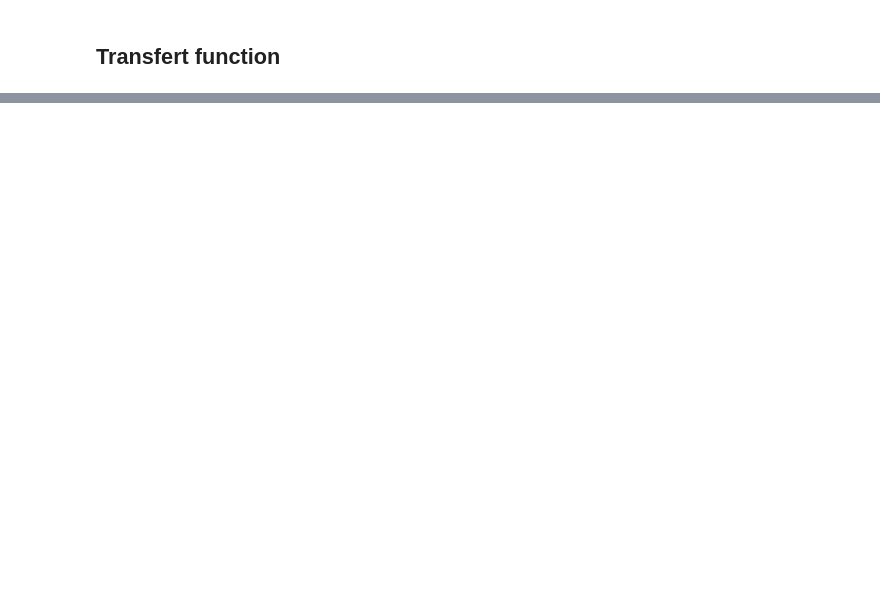
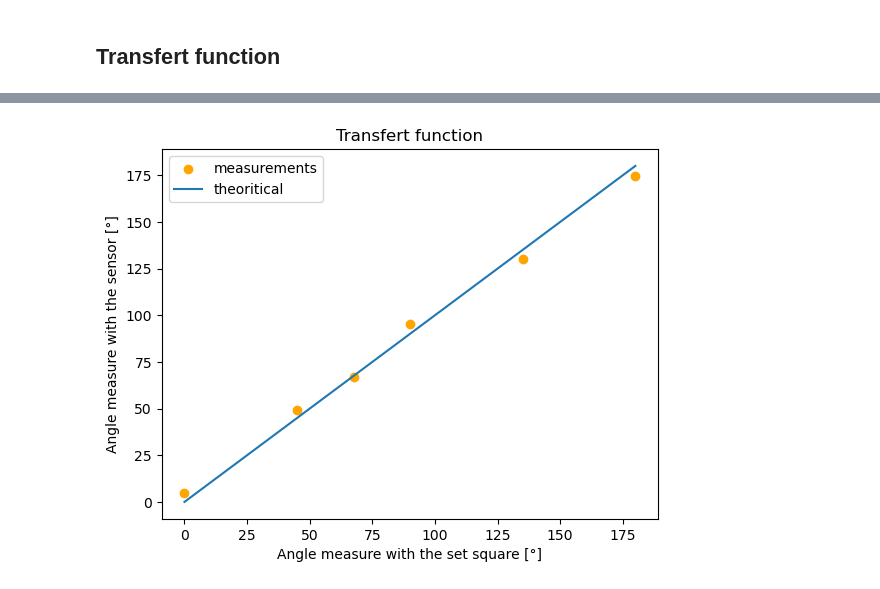
Before and after one commit to nonoswagman/LELEC2811-Group1, a Jupyter notebook: D1.ipynb, the cells around one changed output, grey strips where cells are left out. Cells and saved outputs as stored; diff of their text form; code cells hidden in the pictures; blank space fills up the shorter version.

```diff
--- a/D1.ipynb
+++ b/D1.ipynb
@@ -117,0 +244,27 @@ plt.show()
+# %%
+
+angle0 = np.mean(a0, axis = 0)
+theta0 = (np.arctan((angle0[0]**2+angle0[1]**2)**0.5/angle0[2]))*a
+angle45 = np.mean(a45, axis = 0)
+theta45 = (np.arctan((angle45[0]**2+angle45[1]**2)**0.5/angle45[2]))*a
+angle675 = np.mean(a675, axis = 0)
+theta675 = (np.arctan((angle675[0]**2+angle675[1]**2)**0.5/angle675[2]))*a
+angle90 = np.mean(a90, axis = 0)
+theta90 = (np.arctan((angle90[0]**2+angle90[1]**2)**0.5/angle90[2]))*a
+angle135 = np.mean(a135, axis = 0)
+theta135 = (np.arctan((angle135[0]**2+angle135[1]**2)**0.5/angle135[2]))*a
+angle180 = np.mean(a180, axis = 0)
+theta180 = (np.arctan((angle180[0]**2+angle180[1]**2)**0.5/angle180[2]))*a
+
+absci = np.linspace(0,180,1000)
+
+plt.scatter([0,45,67.5,90,135,180],[theta0, theta45, theta675, theta90+180, theta135+180, theta180+180], color="orange", label="measurements")
+plt.plot(absci,absci, label ="theoritical")
+plt.title("Transfert function")
+plt.xlabel("Angle measure with the set square [°]")
+plt.ylabel("Angle measure with the sensor [°]")
+plt.legend()
+plt.savefig("H.pdf")
+plt.show()
+# %% [output]
+[figure, added]
```
Also changed, not shown: parts of 5 cells of this notebook, 7 other files.
